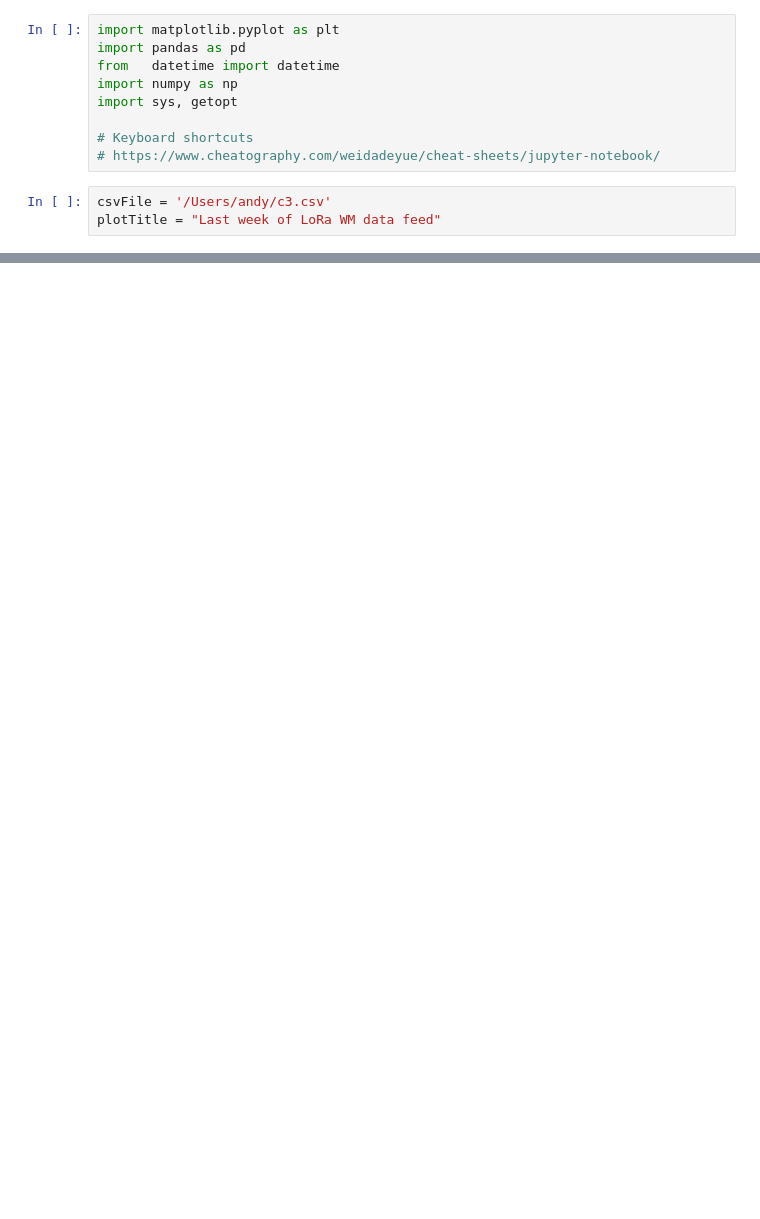
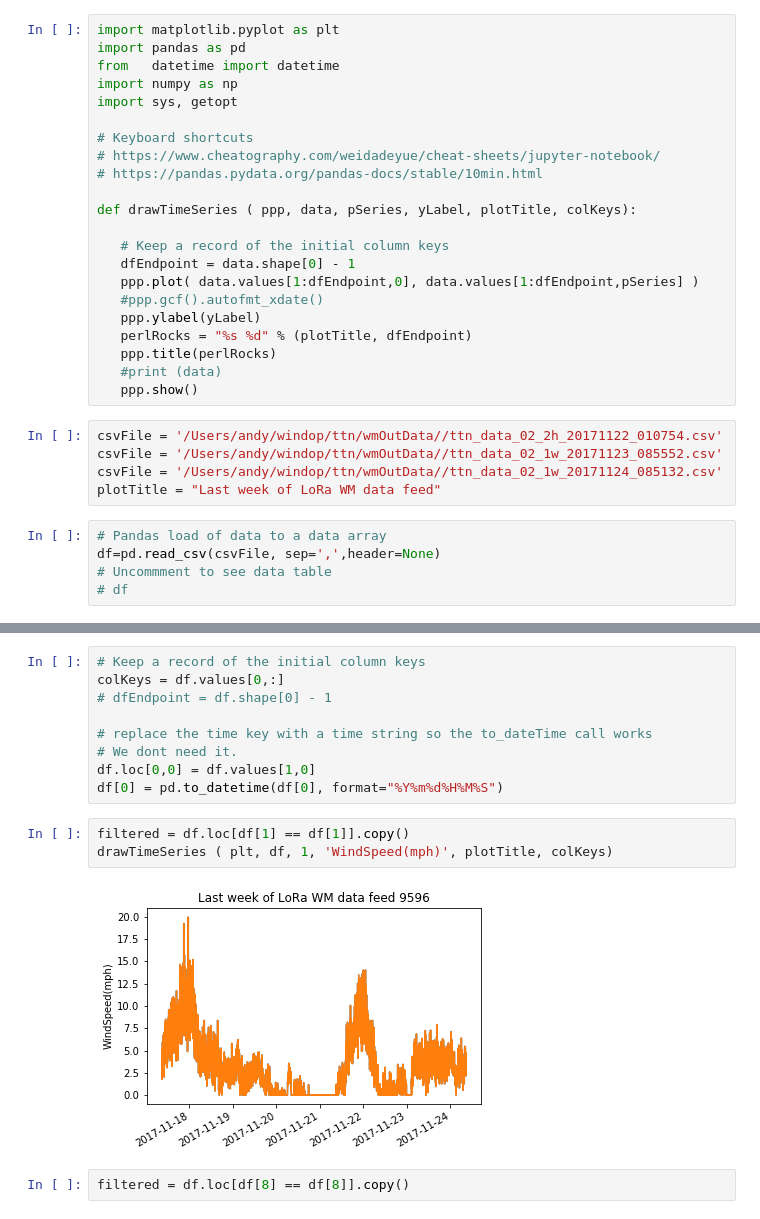
Before and after one commit to thewindop/canoboard, a Jupyter notebook: ttnLoRaUtilities/s4_windOp868DataPlot.ipynb, the cells around one changed output, grey strips where cells are left out. Saved outputs shown, nothing was run; the diff lists cells and outputs as text; blank space fills up the shorter version.

```diff
--- a/ttnLoRaUtilities/s4_windOp868DataPlot.ipynb
+++ b/ttnLoRaUtilities/s4_windOp868DataPlot.ipynb
@@ -7,7 +7,27 @@ import sys, getopt
 
 # Keyboard shortcuts
 # https://www.cheatography.com/weidadeyue/cheat-sheets/jupyter-notebook/
+# https://pandas.pydata.org/pandas-docs/stable/10min.html
+
+def drawTimeSeries ( ppp, data, pSeries, yLabel, plotTitle, colKeys):
+
+   # Keep a record of the initial column keys
+   dfEndpoint = data.shape[0] - 1
+   ppp.plot( data.values[1:dfEndpoint,0], data.values[1:dfEndpoint,pSeries] )
+   #ppp.gcf().autofmt_xdate()
+   ppp.ylabel(yLabel)
+   perlRocks = "%s %d" % (plotTitle, dfEndpoint)
+   ppp.title(perlRocks)
+   #print (data)
+   ppp.show()
 # %%
-csvFile = '/Users/andy/c3.csv'
+csvFile = '/Users/andy/windop/ttn/wmOutData//ttn_data_02_2h_20171122_010754.csv'
+csvFile = '/Users/andy/windop/ttn/wmOutData//ttn_data_02_1w_20171123_085552.csv'
+csvFile = '/Users/andy/windop/ttn/wmOutData//ttn_data_02_1w_20171124_085132.csv'
 plotTitle = "Last week of LoRa WM data feed"
+# %%
+# Pandas load of data to a data array
+df=pd.read_csv(csvFile, sep=',',header=None)
+# Uncommment to see data table
+# df
 # %%
@@ -35,0 +51,16 @@ plt.show()
+# %%
+# Keep a record of the initial column keys
+colKeys = df.values[0,:]
+# dfEndpoint = df.shape[0] - 1
+
+# replace the time key with a time string so the to_dateTime call works
+# We dont need it.
+df.loc[0,0] = df.values[1,0]
+df[0] = pd.to_datetime(df[0], format="%Y%m%d%H%M%S")
+# %%
+filtered = df.loc[df[1] == df[1]].copy()
+drawTimeSeries ( plt, df, 1, 'WindSpeed(mph)', plotTitle, colKeys)
+# %% [output]
+[figure, added]
+# %%
+filtered = df.loc[df[8] == df[8]].copy()
```
Also changed, not shown: parts of 5 cells of this notebook, 4 other files.
